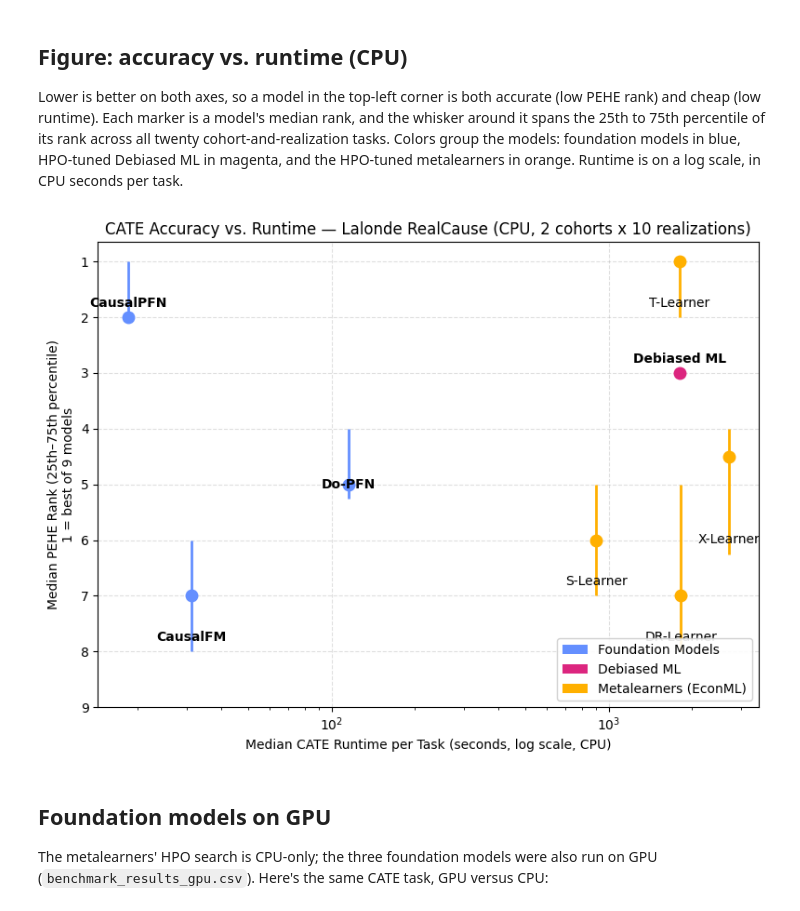
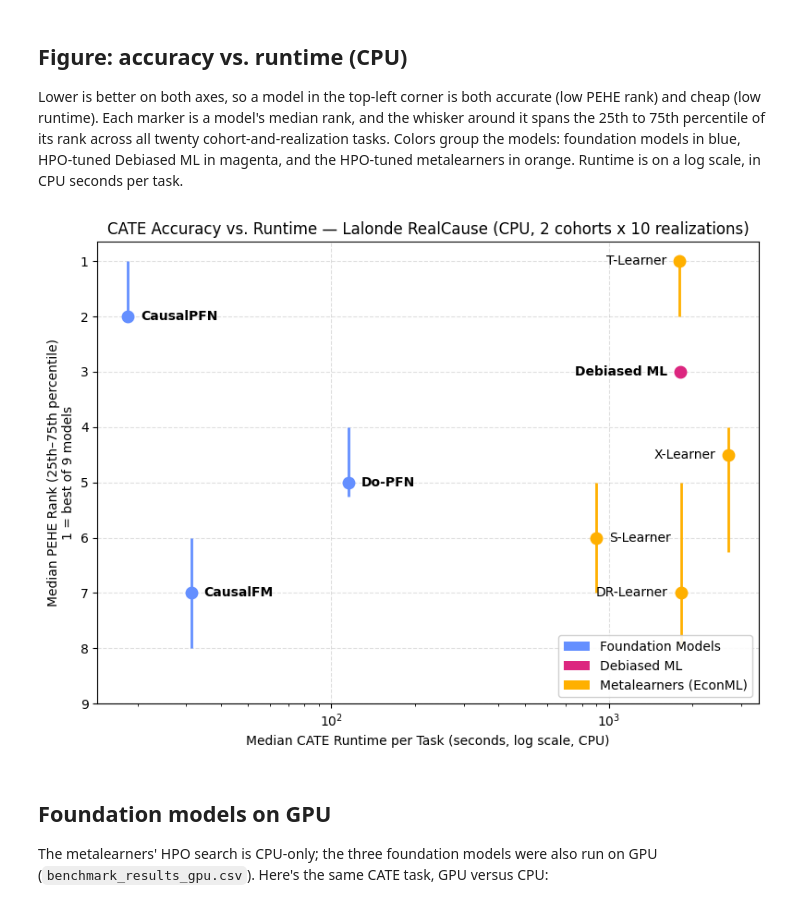
Before and after one commit to layer6ai-labs/causalfm-survey, a Jupyter notebook: notebooks/Lalonde_benchmark_results.ipynb, the cells around one changed output. Cells and saved outputs as stored; diff of their text form; code cells hidden in the pictures.

```diff
--- a/notebooks/Lalonde_benchmark_results.ipynb
+++ b/notebooks/Lalonde_benchmark_results.ipynb
@@ -173,37 +173,44 @@ stats = plot_df.groupby("model").agg(
     label=("label", "first"),
 ).sort_values("median_time")
 
+# Label each point to whichever side (left/right) points away from the
+# cluster of the other points, so text sits beside the marker instead of
+# stacked on top of it or its whisker.
+log_time_mid = np.log10(stats["median_time"]).median()
+
 fig, ax = plt.subplots(figsize=(8, 6))
 for _, row in stats.iterrows():
     color = GROUP_COLOR[row["group"]]
     is_highlighted = row["group"] in ("Foundation Models", "Debiased ML")
     ax.vlines(row["median_time"], row["q1_rank"], row["q3_rank"], color=color, linewidth=2)
     ax.plot(row["median_time"], row["median_rank"], "o", color=color, markersize=9, zorder=3)
+    on_right_half = np.log10(row["median_time"]) >= log_time_mid
     ax.annotate(
         row["label"],
-        (row["median_time"], row["q3_rank"]),
+        (row["median_time"], row["median_rank"]),
         textcoords="offset points",
-        xytext=(0, 8),
-        ha="center",
+        xytext=(-10, 0) if on_right_half else (10, 0),
+        ha="right" if on_right_half else "left",
+        va="center",
         fontsize=10,
         fontweight="bold" if is_highlighted else "normal",
     )
 
 legend_elements = [mpatches.Patch(facecolor=c, label=g) for g, c in GROUP_COLOR.items()]
 ax.legend(handles=legend_elements, loc="lower right", frameon=True, framealpha=0.9)
 
 ax.set_xscale("log")
 ax.set_xlabel("Median CATE Runtime per Task (seconds, log scale, CPU)")
 ax.set_ylabel("Median PEHE Rank (25th–75th percentile)\n1 = best of 9 models")
 ax.invert_yaxis()
 ax.set_yticks(range(1, 10))
 ax.grid(True, linestyle="--", alpha=0.4)
 ax.set_title("CATE Accuracy vs. Runtime — Lalonde RealCause (CPU, 2 cohorts x 10 realizations)")
 plt.tight_layout()
 plt.savefig(DATA_DIR / "figure_rank_vs_runtime.png", dpi=150, bbox_inches="tight")
 plt.show()
 # %% [output]
-[figure, old version]
+[figure, new version]
 # %% [markdown]
 ## Foundation models on GPU
 
```
Also changed, not shown: 1 other file.
